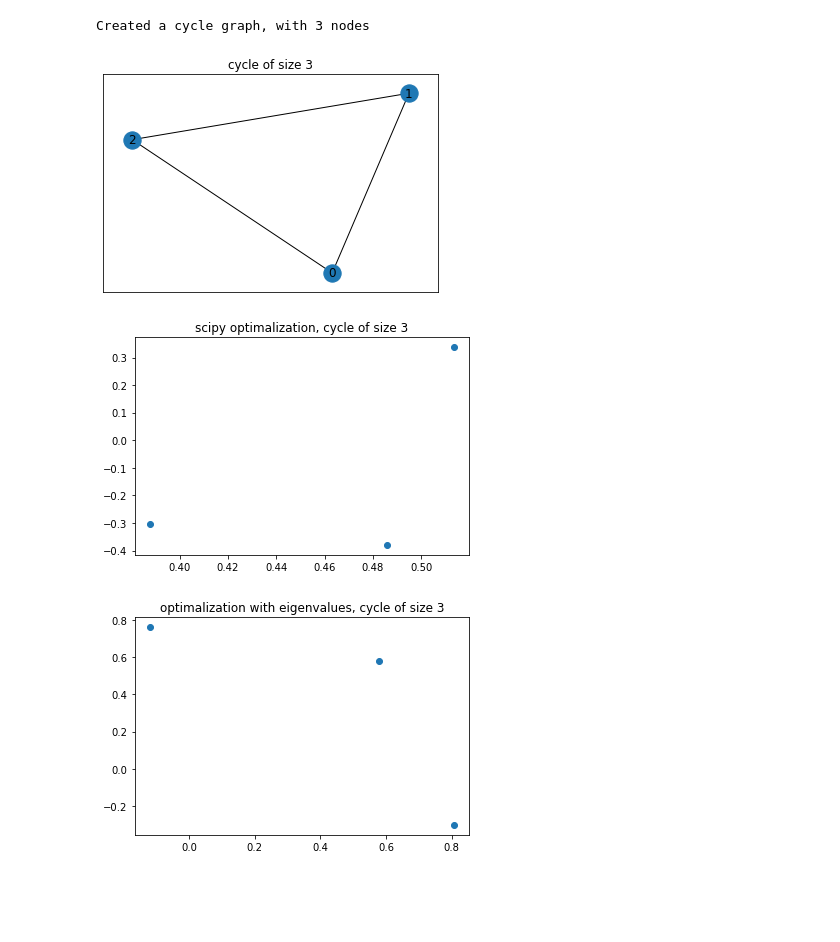
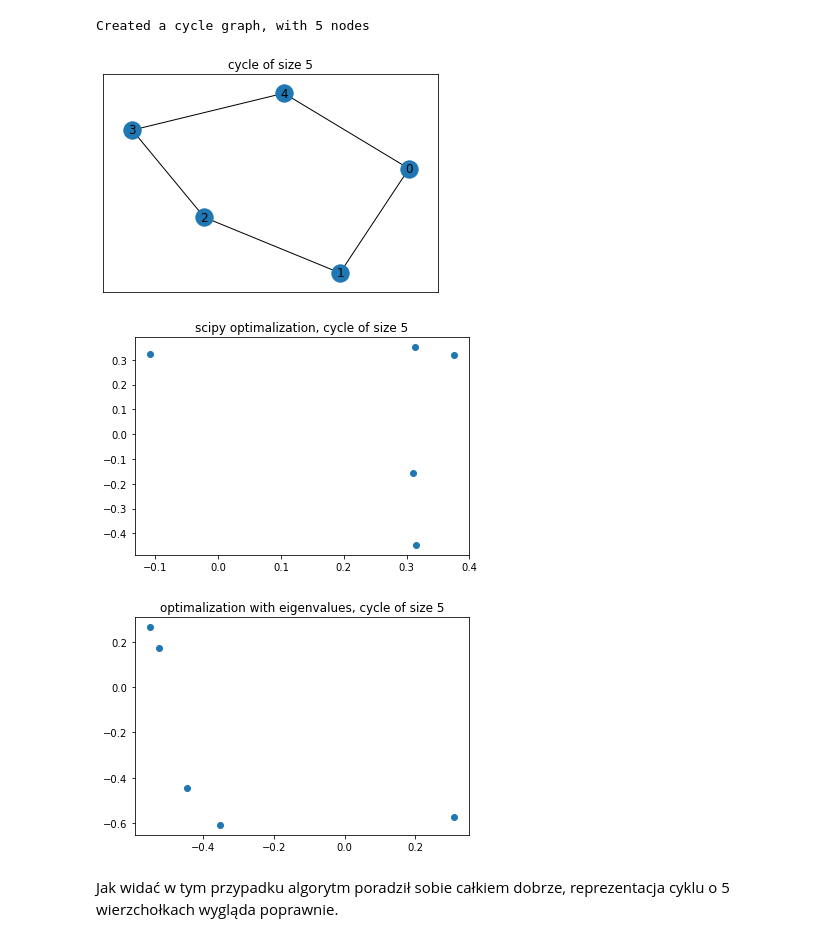
Before and after one commit to Fersoil/graph-mapping, a Jupyter notebook: summary.ipynb, the cells around one changed output. Saved outputs shown, nothing was run; the diff lists cells and outputs as text; code cells hidden in the pictures; blank space fills up the shorter version.

```diff
--- a/summary.ipynb
+++ b/summary.ipynb
@@ -258,13 +13,15 @@ np.random.seed(44)
 # %%
 # examples
 # two dimensional projection
 
-n = 3
+n = 5
 graph = Graph()
 graph.cycle_graph(n)
 graph.show_results("cycle")
 # %% [output]
-Created a cycle graph, with 3 nodes
+Created a cycle graph, with 5 nodes
-[figure, old version]
+[figure, new version]
-[figure, old version]
+[figure, new version]
-[figure, old version]
+[figure, new version]
+# %% [markdown]
+Jak widać w tym przypadku algorytm poradził sobie całkiem dobrze, reprezentacja cyklu o 5 wierzchołkach wygląda poprawnie.
```
Also changed, not shown: parts of 24 cells of this notebook, 4 other files.
